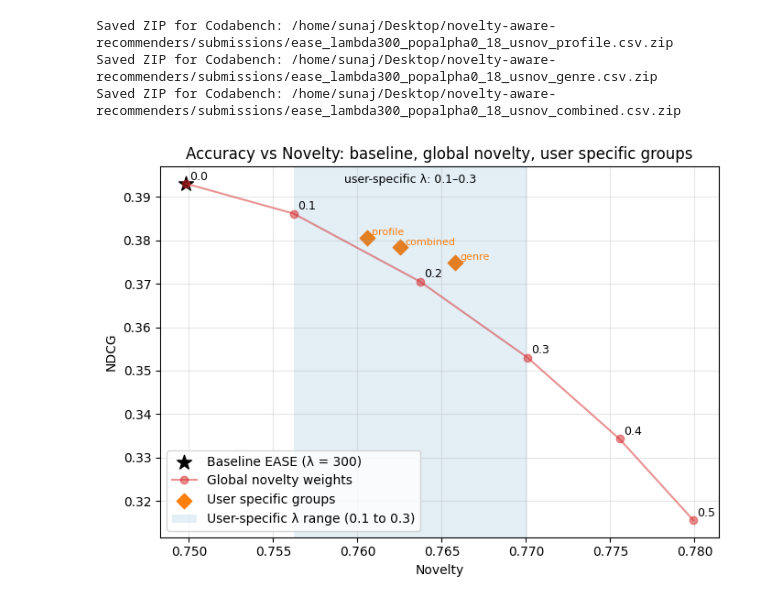
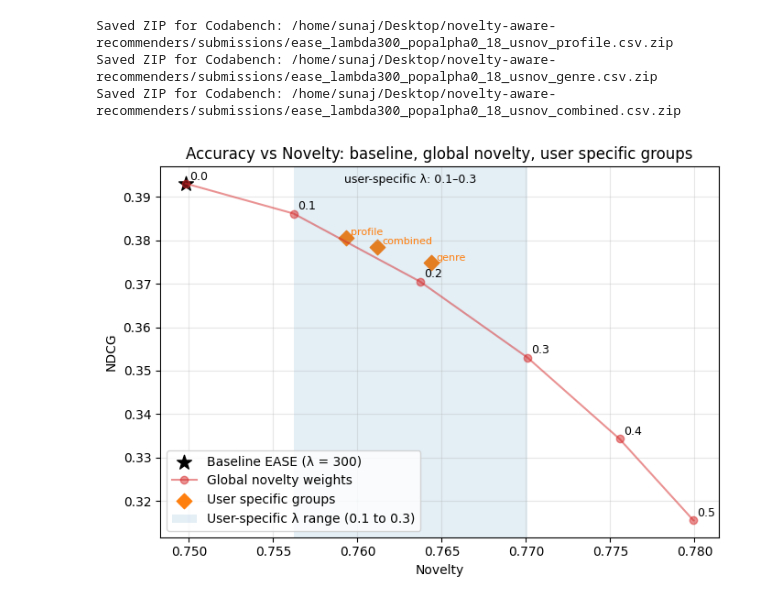
Before and after one commit to nabil-elouaamari/novelty-aware-recommenders, a Jupyter notebook: notebooks/05_novelty_reranking.ipynb, the cells around one changed output. Cells and saved outputs as stored; diff of their text form; code cells hidden in the pictures.

```diff
--- a/notebooks/05_novelty_reranking.ipynb
+++ b/notebooks/05_novelty_reranking.ipynb
@@ -383,18 +383,18 @@ global_points = [
 user_points = [
     {
         "label": "User profile novelty",
-        "novelty": 0.7605674303577402,
-        "ndcg":   0.38049060090972286,
+        "novelty": 0.7593181304208771,
+        "ndcg":   0.3806215157132493,
     },
     {
         "label": "User genre novelty",
-        "novelty": 0.7657741995086179,
-        "ndcg":   0.37479183201691874,
+        "novelty": 0.7643871970518666,
+        "ndcg":   0.37476203538416875,
     },
     {
         "label": "User combined novelty",
-        "novelty": 0.7625142942045222,
-        "ndcg":   0.37836468084727887,
+        "novelty": 0.7611758630371241,
+        "ndcg":   0.3784498656299422,
     },
 ]
 
@@ -460,31 +460,31 @@ for _, row in df_user.iterrows():
 
 # novelty bounds that correspond to lambda in [0.1, 0.3]
 nov_min = df_global.loc[df_global["lambda"] == 0.1, "novelty"].iloc[0]
 nov_max = df_global.loc[df_global["lambda"] == 0.3, "novelty"].iloc[0]
 
 ax = plt.gca()
 y0, y1 = ax.get_ylim()
 
 # vertical band across the whole plot height
 ax.axvspan(nov_min, nov_max, alpha=0.12, label="User-specific λ range (0.1 to 0.3)")
 
 # optional text label inside the band
 ax.text(
     (nov_min + nov_max) / 2,
     y1 - 0.02 * (y1 - y0),
     "user-specific λ: 0.1–0.3",
     ha="center",
     va="top",
     fontsize=9,
 )
 
 
 plt.xlabel("Novelty")
 plt.ylabel("NDCG")
 plt.title("Accuracy vs Novelty: baseline, global novelty, user specific groups")
 plt.grid(alpha=0.3)
 plt.legend(loc="lower left")
 plt.tight_layout()
 plt.show()
 # %% [output]
-[figure, old version]
+[figure, new version]
```
Also changed, not shown: 1 other file.
